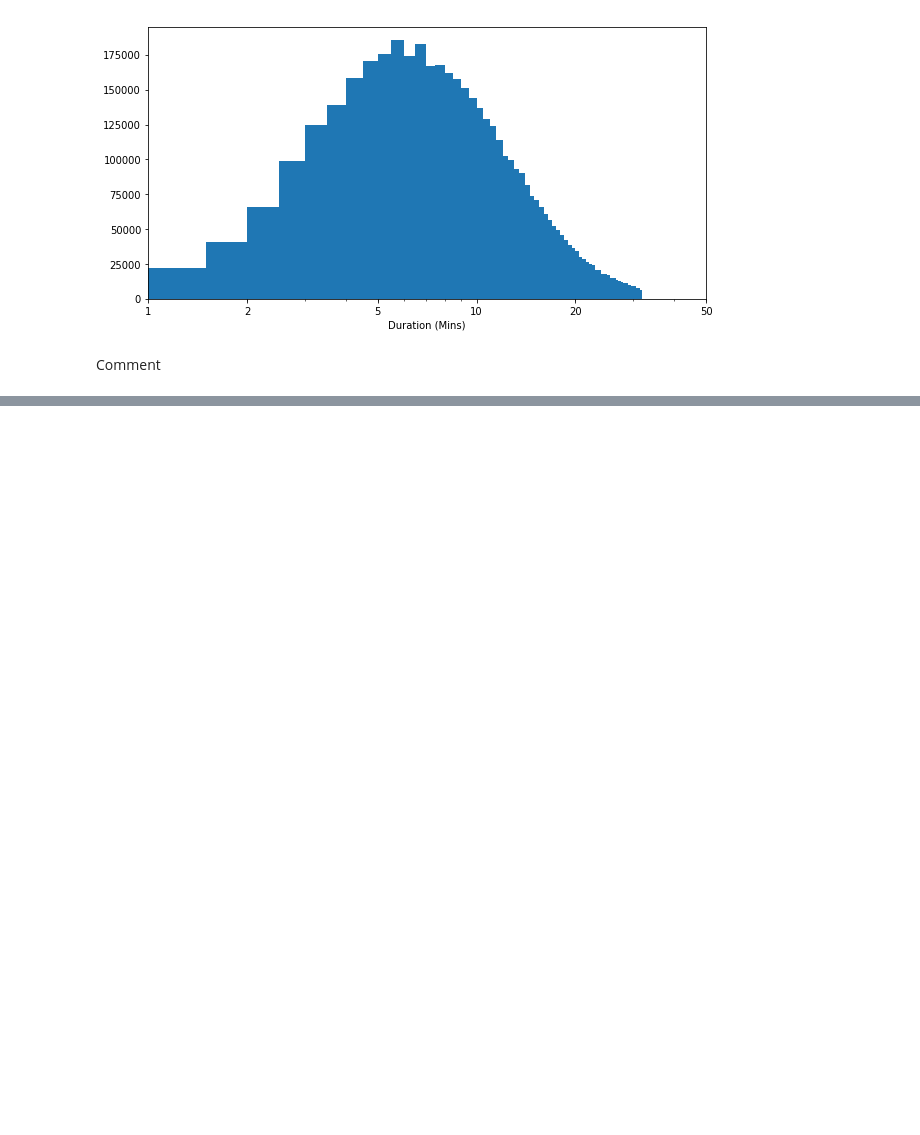
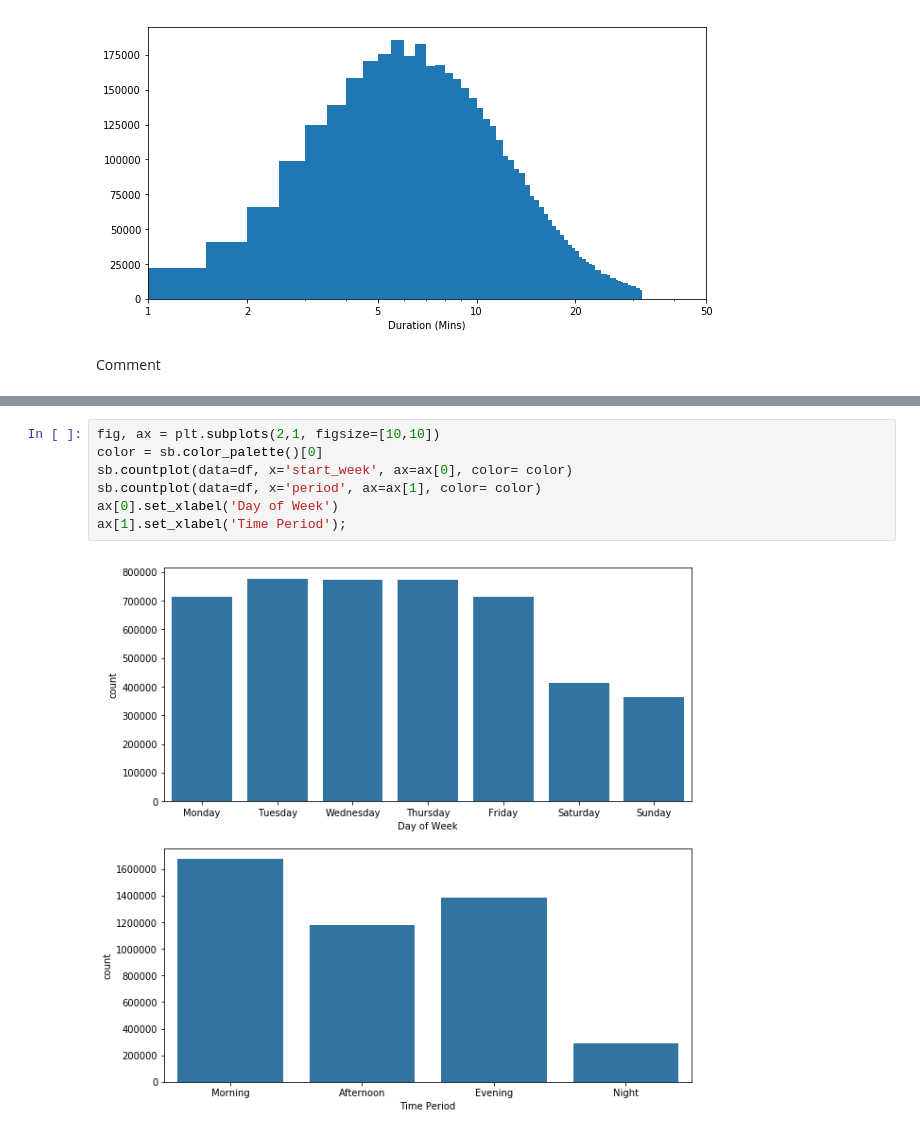
Before and after one commit to sclkan/Lyft-Analysis, a Jupyter notebook: lyft_baywheels_analysis.ipynb, the cells around one changed output, grey strips where cells are left out. Saved outputs shown, nothing was run; the diff lists cells and outputs as text; blank space fills up the shorter version.

```diff
--- a/lyft_baywheels_analysis.ipynb
+++ b/lyft_baywheels_analysis.ipynb
@@ -351,0 +376,9 @@ plt.xlabel('Distance (km)');
+# %%
+fig, ax = plt.subplots(2,1, figsize=[10,10])
+color = sb.color_palette()[0]
+sb.countplot(data=df, x='start_week', ax=ax[0], color= color)
+sb.countplot(data=df, x='period', ax=ax[1], color= color)
+ax[0].set_xlabel('Day of Week')
+ax[1].set_xlabel('Time Period');
+# %% [output]
+[figure, added]
```
Also changed, not shown: parts of 15 cells of this notebook.
